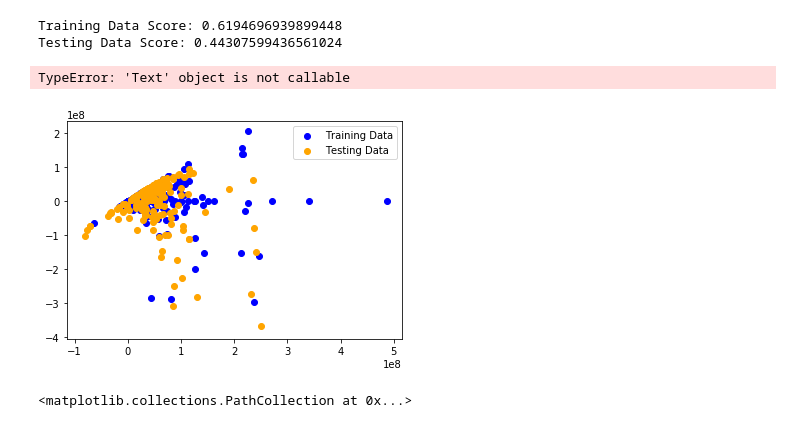
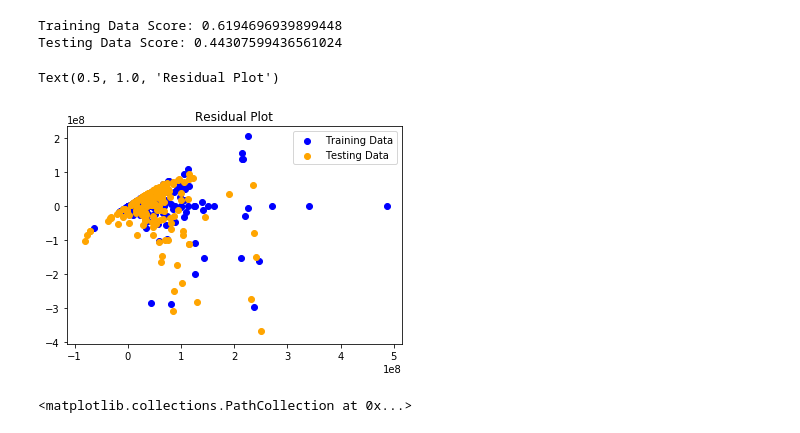
Before and after one commit to rebeca-lamas/machine-learning-project, a Jupyter notebook: multi-linear-regression-model.ipynb, the cells around one changed output. Saved outputs shown, nothing was run; the diff lists cells and outputs as text; code cells hidden in the pictures.

```diff
--- a/multi-linear-regression-model.ipynb
+++ b/multi-linear-regression-model.ipynb
@@ -60,14 +60,14 @@ Testing Data Score: 0.44307599436561024
 # %%
 ### BEGIN SOLUTION
 fig3, ax3 = plt.subplots()
 ax3.scatter(model.predict(X_train), model.predict(X_train) - y_train, c="blue", label="Training Data")
 ax3.scatter(model.predict(X_test), model.predict(X_test) - y_test, c="orange", label="Testing Data")
 ax3.legend()
-ax3.title("Residual Plot")
+ax3.set_title("Residual Plot")
 ### END SOLUTION  Out [7]:  Text(0.5,1,'Residual Plot')
 # %% [output]
-TypeError: 'Text' object is not callable
+Text(0.5, 1.0, 'Residual Plot')
-[figure, old version]
+[figure, new version]
 # %%
 fig3.savefig('Resources/images/residual_plot.png', figsize=(1044/166, 696/166), dpi=166)
 # %%
```
Also changed, not shown: parts of 6 cells of this notebook, 6 other files.
